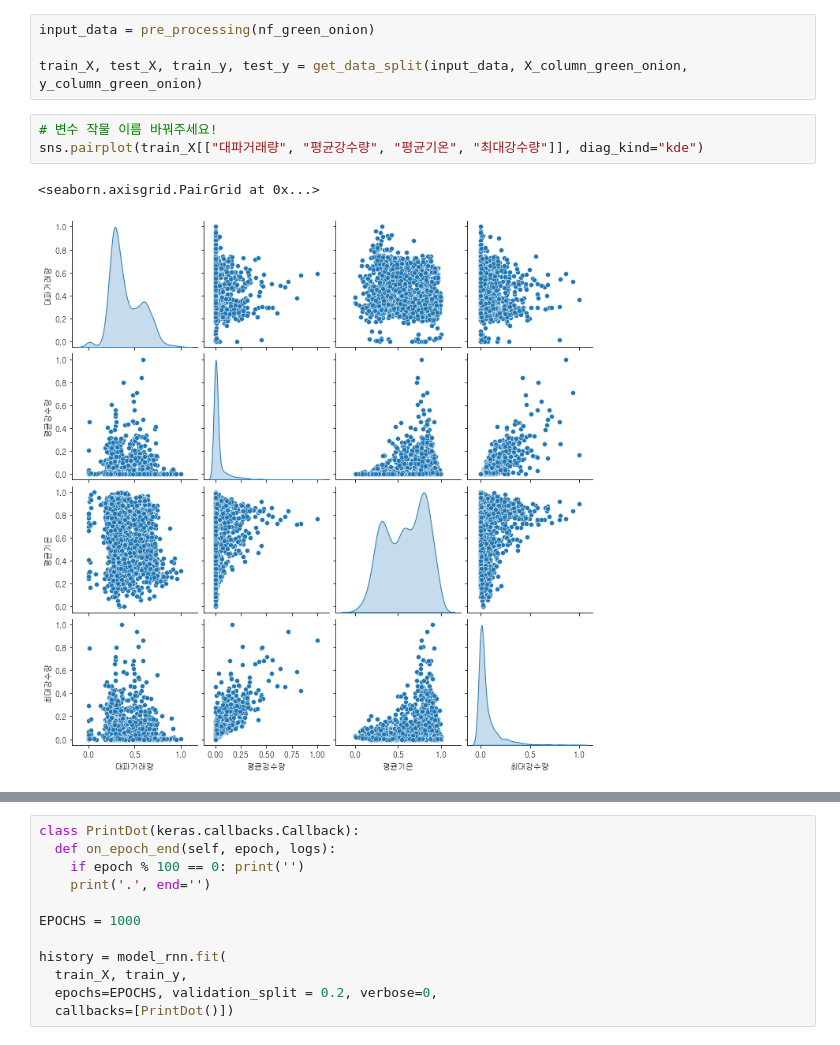
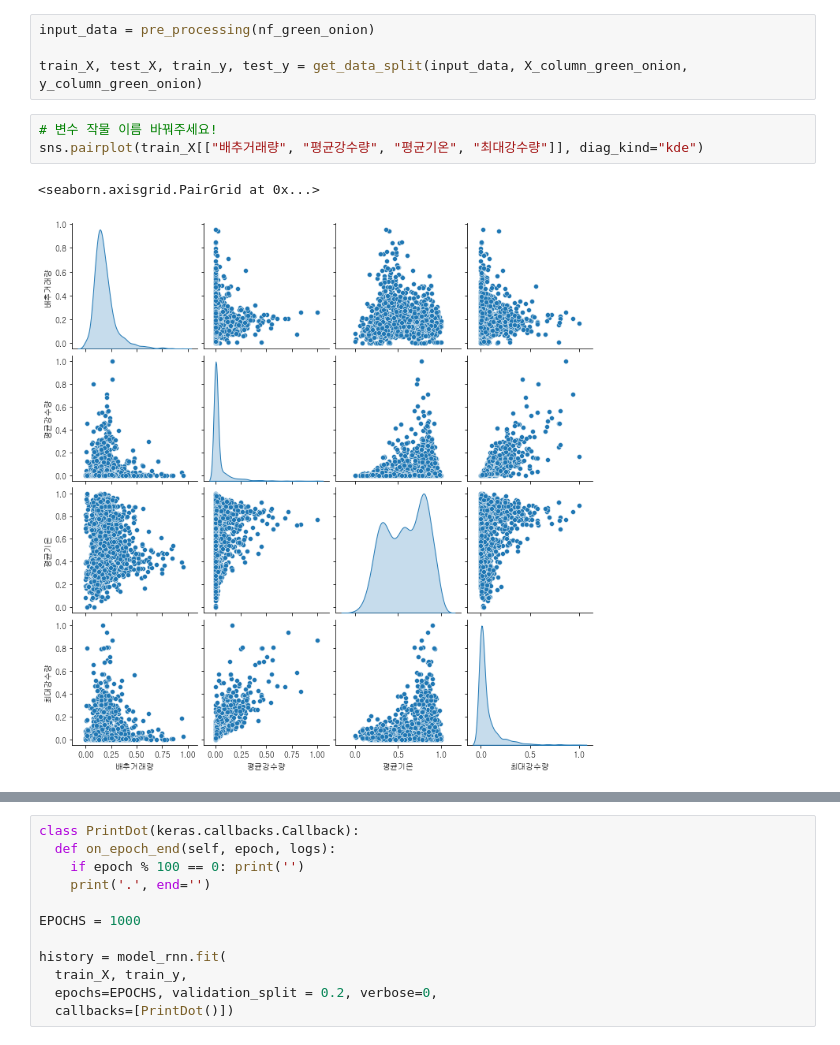
Before and after one commit to iDolphin99/proj-argricultural-price-predict, a Jupyter notebook: Dolphin/model_RNN.ipynb, the cells around one changed output, grey strips where cells are left out. Cells and saved outputs as stored; diff of their text form.

```diff
--- a/Dolphin/model_RNN.ipynb
+++ b/Dolphin/model_RNN.ipynb
@@ -137,10 +137,10 @@ input_data = pre_processing(nf_green_onion)
 train_X, test_X, train_y, test_y = get_data_split(input_data, X_column_green_onion, y_column_green_onion)
 # %%
 # 변수 작물 이름 바꿔주세요!
-sns.pairplot(train_X[["대파거래량", "평균강수량", "평균기온", "최대강수량"]], diag_kind="kde")
+sns.pairplot(train_X[["배추거래량", "평균강수량", "평균기온", "최대강수량"]], diag_kind="kde")
 # %% [output]
 <seaborn.axisgrid.PairGrid at 0x...>
-[figure, old version]
+[figure, new version]
 # %%
 model_rnn = build_model(train_X)
 
```
Also changed, not shown: parts of 10 cells of this notebook, 2 other files.
